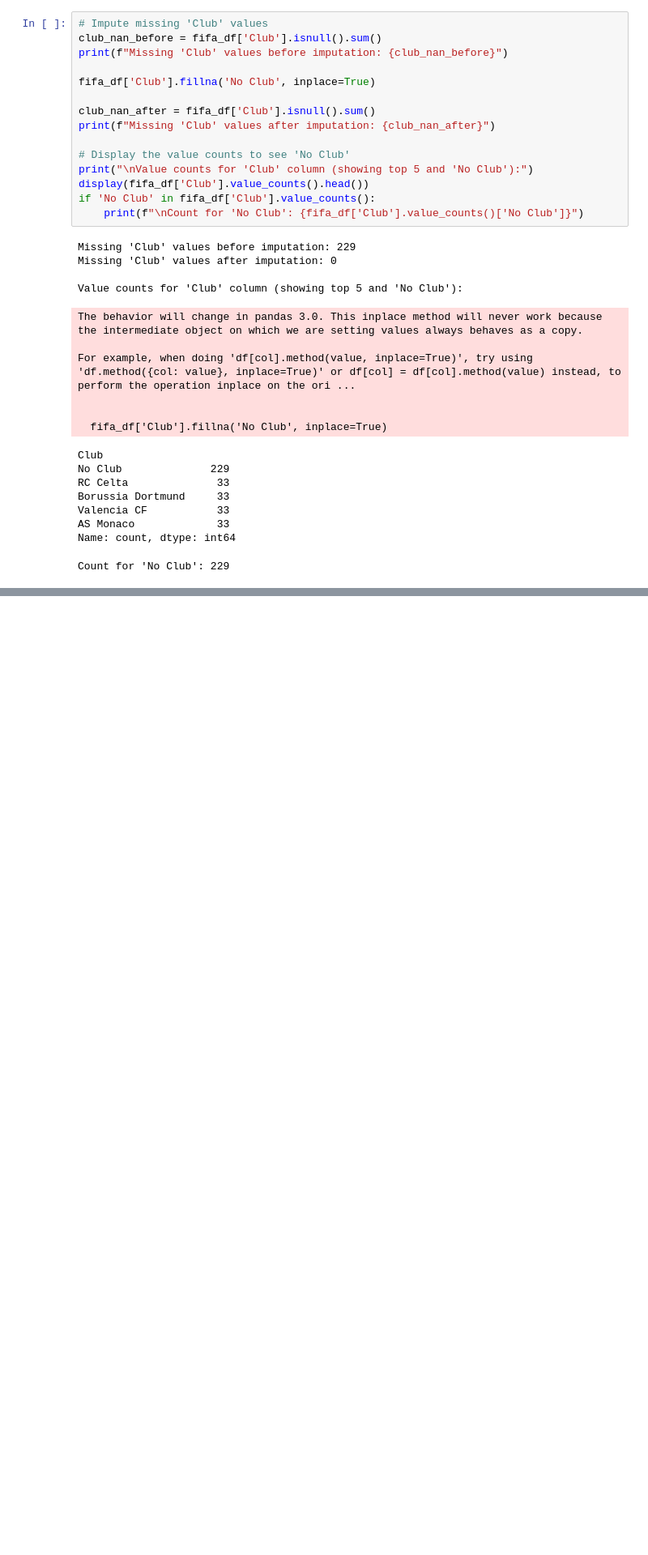
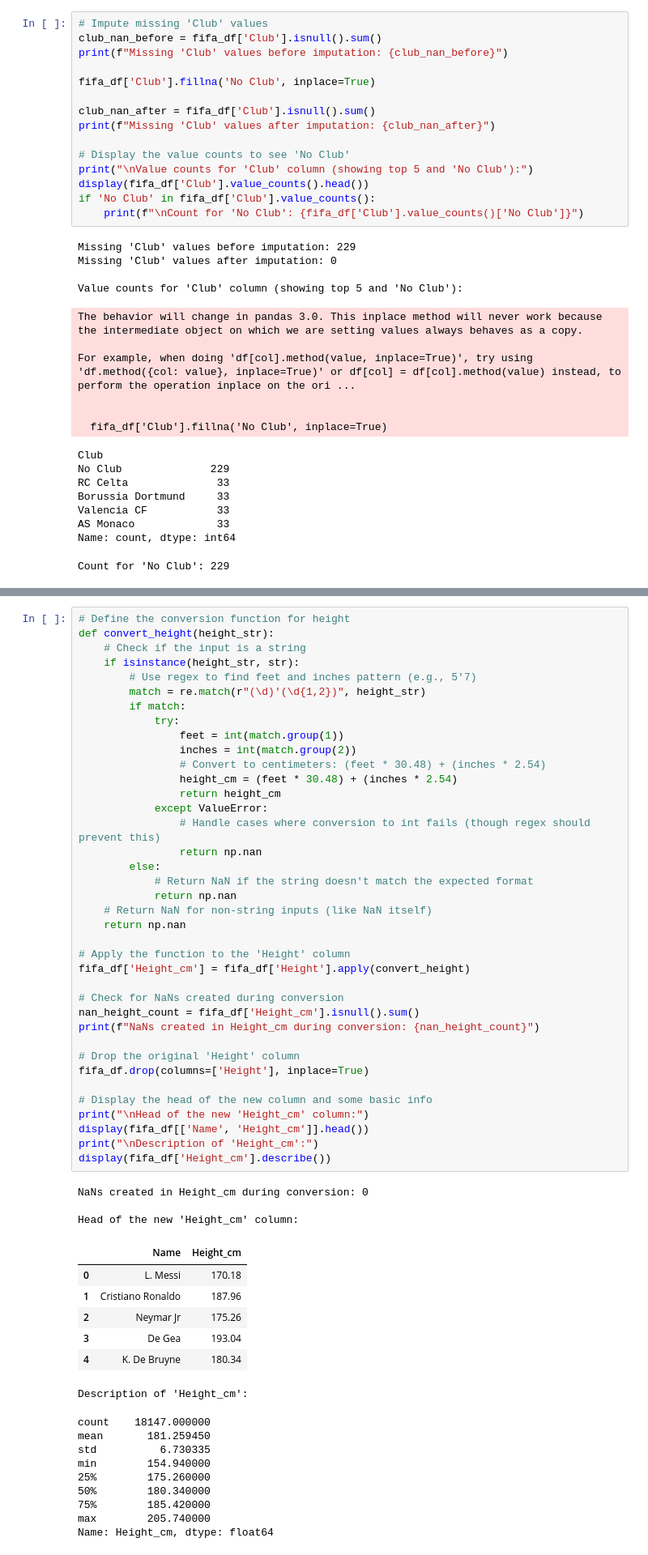
Before and after one commit to SLajuwomi/FIFA, a Jupyter notebook: fifa19_undervaluation_analysis.ipynb, the cells around one changed output, grey strips where cells are left out. Shown: that part at 81% size. Saved outputs shown, nothing was run; the diff lists cells and outputs as text; blank space fills up the shorter version.

```diff
--- a/fifa19_undervaluation_analysis.ipynb
+++ b/fifa19_undervaluation_analysis.ipynb
@@ -268,0 +274,58 @@ Count for 'No Club': 229
+# %%
+# Define the conversion function for height
+def convert_height(height_str):
+    # Check if the input is a string
+    if isinstance(height_str, str):
+        # Use regex to find feet and inches pattern (e.g., 5'7)
+        match = re.match(r"(\d)'(\d{1,2})", height_str)
+        if match:
+            try:
+                feet = int(match.group(1))
+                inches = int(match.group(2))
+                # Convert to centimeters: (feet * 30.48) + (inches * 2.54)
+                height_cm = (feet * 30.48) + (inches * 2.54)
+                return height_cm
+            except ValueError:
+                # Handle cases where conversion to int fails (though regex should prevent this)
+                return np.nan
+        else:
+            # Return NaN if the string doesn't match the expected format
+            return np.nan
+    # Return NaN for non-string inputs (like NaN itself)
+    return np.nan
+
+# Apply the function to the 'Height' column
+fifa_df['Height_cm'] = fifa_df['Height'].apply(convert_height)
+
+# Check for NaNs created during conversion
+nan_height_count = fifa_df['Height_cm'].isnull().sum()
+print(f"NaNs created in Height_cm during conversion: {nan_height_count}")
+
+# Drop the original 'Height' column
+fifa_df.drop(columns=['Height'], inplace=True)
+
+# Display the head of the new column and some basic info
+print("\nHead of the new 'Height_cm' column:")
+display(fifa_df[['Name', 'Height_cm']].head())
+print("\nDescription of 'Height_cm':")
+display(fifa_df['Height_cm'].describe())
+# %% [output]
+NaNs created in Height_cm during conversion: 0
+
+Head of the new 'Height_cm' column:
+|  | Name | Height_cm |
+| 0 | L. Messi | 170.18 |
+| 1 | Cristiano Ronaldo | 187.96 |
+| 2 | Neymar Jr | 175.26 |
+| 3 | De Gea | 193.04 |
+| 4 | K. De Bruyne | 180.34 |
+Description of 'Height_cm':
+count    18147.000000
+mean       181.259450
+std          6.730335
+min        154.940000
+25%        175.260000
+50%        180.340000
+75%        185.420000
+max        205.740000
+Name: Height_cm, dtype: float64
```
Also changed, not shown: parts of 1 cell of this notebook.
